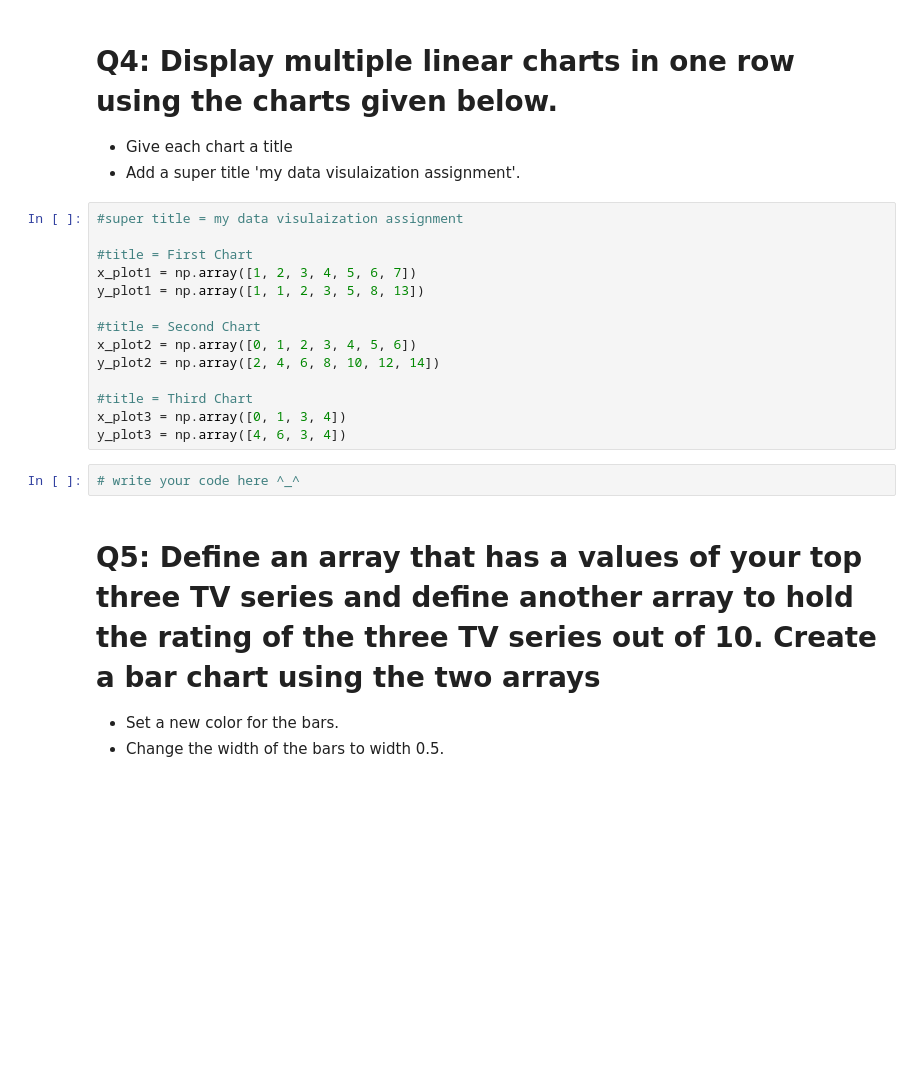
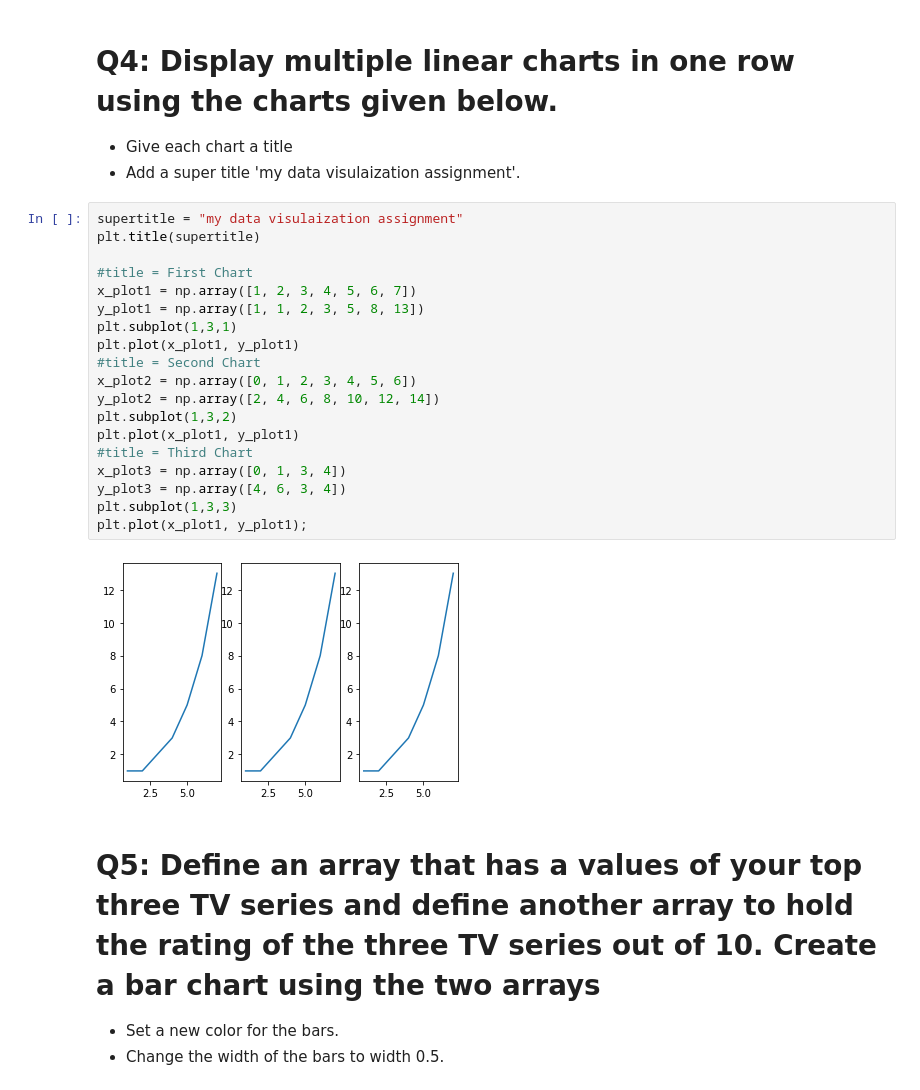
Before and after one commit to Tuwaiq-Data-Science-Bootcamp/Day8-Lab2-Matplotlib, a Jupyter notebook: Day#8_Matplotlib_Assignment2.ipynb, the cells around one changed output. Cells and saved outputs as stored; diff of their text form; blank space fills up the shorter version.

```diff
--- a/Day#8_Matplotlib_Assignment2.ipynb
+++ b/Day#8_Matplotlib_Assignment2.ipynb
@@ -32,21 +41,26 @@ But this time:
 - Give each chart a title
 - Add a super title 'my data visulaization assignment'.
 # %%
-#super title = my data visulaization assignment
+supertitle = "my data visulaization assignment"
+plt.title(supertitle)
 
 #title = First Chart
 x_plot1 = np.array([1, 2, 3, 4, 5, 6, 7])
 y_plot1 = np.array([1, 1, 2, 3, 5, 8, 13])
-
+plt.subplot(1,3,1)
+plt.plot(x_plot1, y_plot1)
 #title = Second Chart
 x_plot2 = np.array([0, 1, 2, 3, 4, 5, 6])
 y_plot2 = np.array([2, 4, 6, 8, 10, 12, 14])
-
+plt.subplot(1,3,2)
+plt.plot(x_plot1, y_plot1)
 #title = Third Chart
 x_plot3 = np.array([0, 1, 3, 4])
 y_plot3 = np.array([4, 6, 3, 4])
+plt.subplot(1,3,3)
+plt.plot(x_plot1, y_plot1);
+# %% [output]
+[figure, added]
-# %%
-# write your code here ^_^
 # %% [markdown]
 # Q5: Define an array that has a values of your top three TV series and define another array to hold the rating of the three TV series out of 10. Create a bar chart using the two arrays
 - Set a new color for the bars.
```
Also changed, not shown: parts of 7 cells of this notebook.
